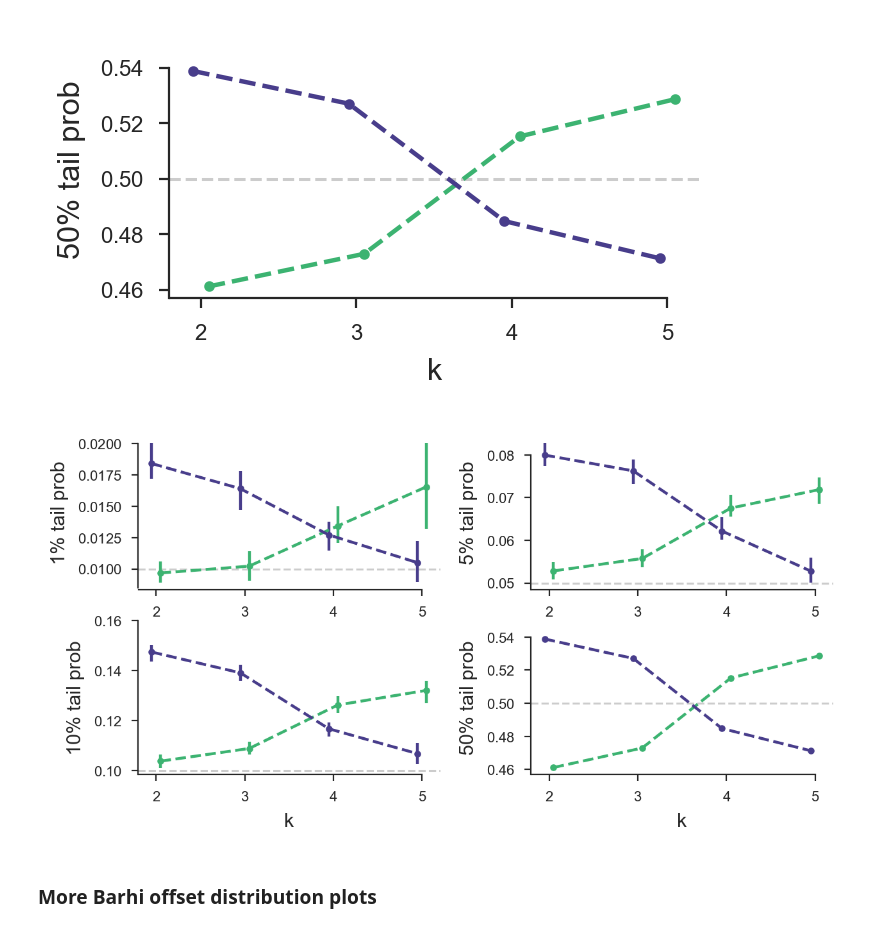
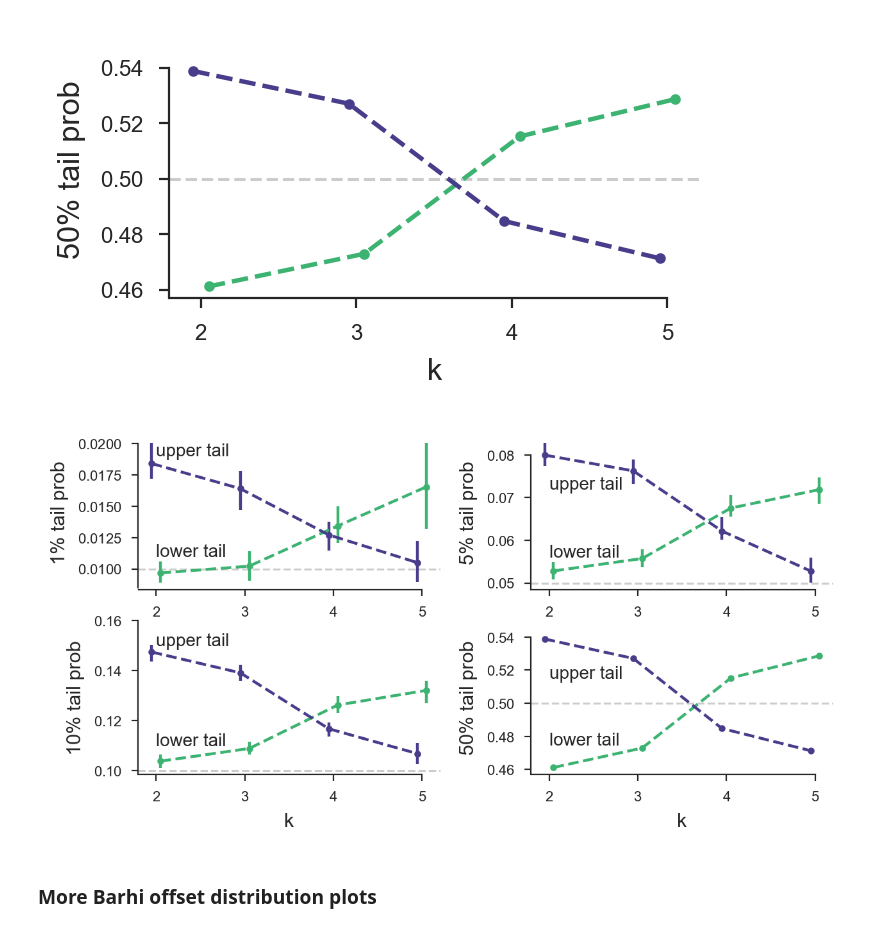
Before and after one commit to vsbuffalo/cvtk, a Jupyter notebook: notebooks/plots/plots.ipynb, the cells around one changed output. Cells and saved outputs as stored; diff of their text form; code cells hidden in the pictures.

```diff
--- a/notebooks/plots/plots.ipynb
+++ b/notebooks/plots/plots.ipynb
@@ -629,32 +629,40 @@ fig.savefig("tailprobs-0.50.pdf", bbox_inches='tight')
 # %%
 fig, ax = plt.subplots(ncols=2, nrows=2, figsize=(TWOCOL, TWOCOL/2))
 
 plot_tail_probs(tail_probs_cis_01[:, 1:, :], ax=ax[0, 0], alpha=0.01)
 ax[0, 0].spines['left'].set_bounds(0.0085, 0.02)
 ax[0, 0].spines['bottom'].set_bounds(1.8, 5)
+ax[0, 0].text(2, 0.019, "upper tail")
+ax[0, 0].text(2, 0.011, "lower tail")
 #ax[0, 0].text(3.5, 0.02, f"tail prob = 0.01", horizontalalignment='center')
 
 plot_tail_probs(tail_probs_cis_05[:, 1:, :], ax=ax[0, 1], alpha=0.05)
 ax[0, 1].spines['left'].set_bounds(0.0485, 0.08)
 ax[0, 1].spines['bottom'].set_bounds(1.8, 5)
+ax[0, 1].text(2, 0.072, "upper tail")
+ax[0, 1].text(2, 0.056, "lower tail")
 #ax[0, 1].text(3.5, 0.08, f"tail prob = 0.05", horizontalalignment='center')
 
 plot_tail_probs(tail_probs_cis_10[:, 1:, :], ax=ax[1, 0], alpha=0.1)
 ax[1, 0].set_ylim(0.09838, 0.16)
 ax[1, 0].spines['left'].set_bounds(0.09838, 0.16)
 ax[1, 0].spines['bottom'].set_bounds(1.8, 5)
+ax[1, 0].text(2, 0.15, "upper tail")
+ax[1, 0].text(2, 0.11, "lower tail")
 #ax[1, 0].text(3.5, 0.16, f"tail prob = 0.10", horizontalalignment='center')
 
 plot_tail_probs(tail_probs_cis_50[:, 1:, :], ax=ax[1, 1], alpha=0.5)
 ax[1, 1].set_ylim(0.457, 0.55)
 ax[1, 1].spines['left'].set_bounds(0.457, 0.54)
 ax[1, 1].spines['bottom'].set_bounds(1.8, 5)
+ax[1, 1].text(2, 0.515, "upper tail")
+ax[1, 1].text(2, 0.475, "lower tail")
 #ax[1, 1].text(3.5, 0.54, f"tail prob = 0.50", horizontalalignment='center')
 
 plt.subplots_adjust(wspace=.3)
 fig.savefig("barghi-tailprobs-panels.pdf", bbox_inches='tight')
 # %% [output]
-[figure, old version]
+[figure, new version]
 # %% [markdown]
 ### More Barhi offset distribution plots
 # %%
```
Also changed, not shown: parts of 3 cells of this notebook, 15 other files.
